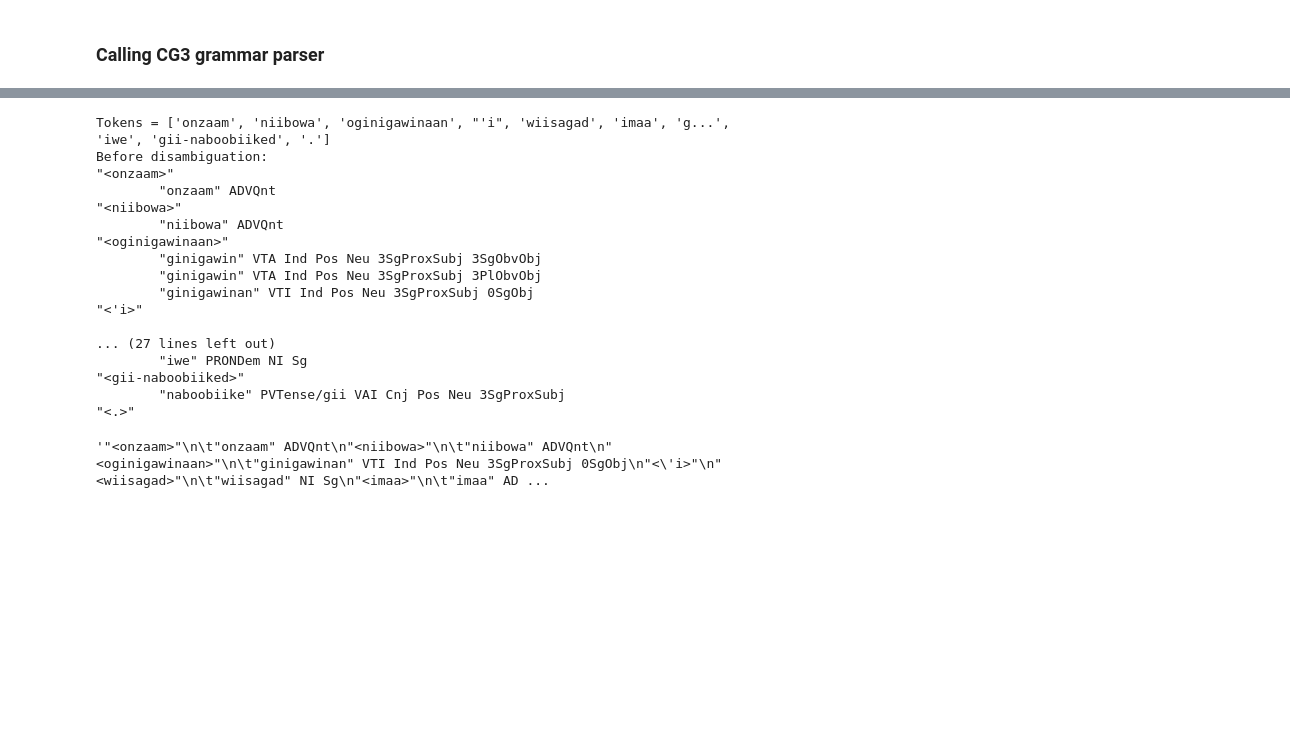
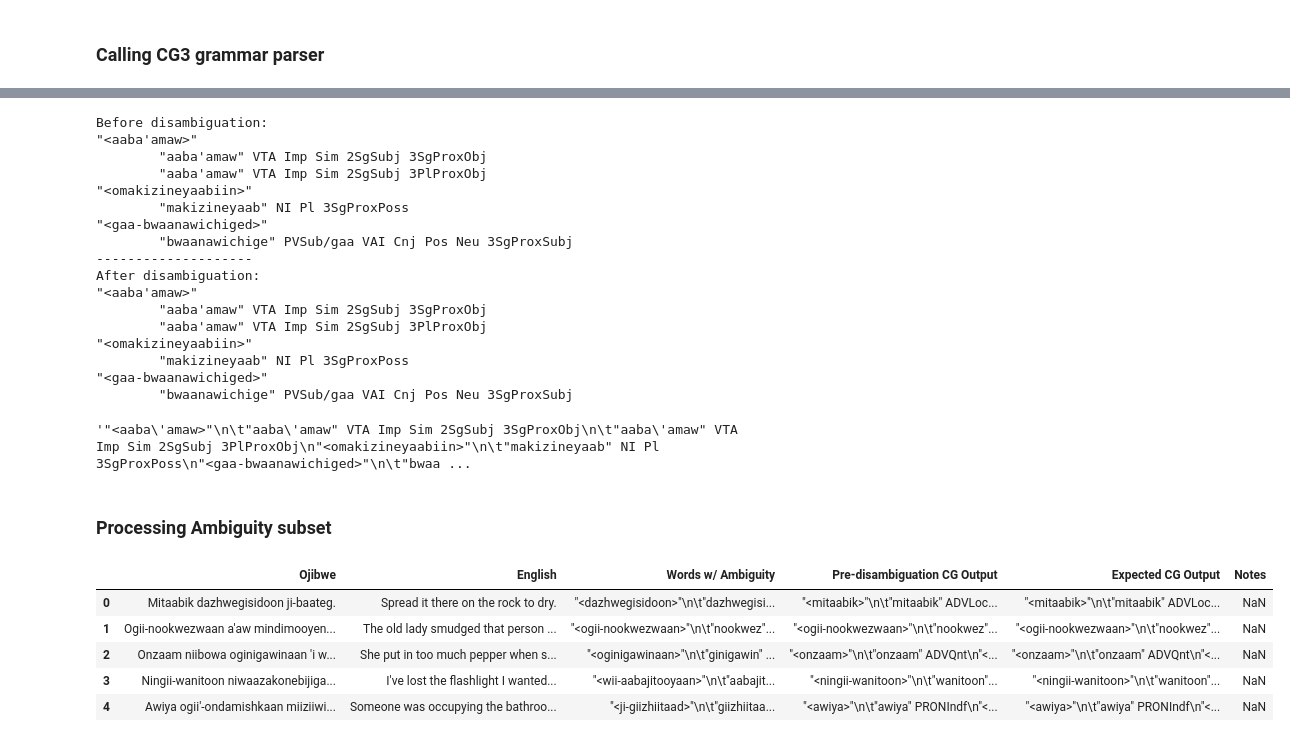
Before and after one commit to ELF-Lab/OjibweCG, a Jupyter notebook: src/05_subset_EDA_shorten.ipynb, the cells around one changed output, grey strips where cells are left out. Saved outputs shown, nothing was run; the diff lists cells and outputs as text; code cells hidden in the pictures; blank space fills up the shorter version.

Commit message:
working with reprocessed dataset

```diff
--- a/src/05_subset_EDA_shorten.ipynb
+++ b/src/05_subset_EDA_shorten.ipynb
@@ -314,25 +157,27 @@ disambiguated_str = cg3.cg3_process_text(input_text=input_readings, cg3_grammar_
 # %%
 
-sentence = "Onzaam niibowa oginigawinaan 'i wiisagad imaa g... iwe gii-naboobiiked."
+sentence = "Aaba'amaw omakizineyaabiin gaa-bwaanawichiged"
 
 
 cg3.disambugate(sentence=sentence, cg3_grammar_filepath=GRAMMAR_FILE, fst=fst)
 # %% [output]
-Tokens = ['onzaam', 'niibowa', 'oginigawinaan', "'i", 'wiisagad', 'imaa', 'g...', 'iwe', 'gii-naboobiiked', '.']
 Before disambiguation:
-"<onzaam>"
-        "onzaam" ADVQnt
-"<niibowa>"
-        "niibowa" ADVQnt
-"<oginigawinaan>"
-        "ginigawin" VTA Ind Pos Neu 3SgProxSubj 3SgObvObj
-        "ginigawin" VTA Ind Pos Neu 3SgProxSubj 3PlObvObj
-        "ginigawinan" VTI Ind Pos Neu 3SgProxSubj 0SgObj
-"<'i>"
-
-... (27 lines left out)
-        "iwe" PRONDem NI Sg
-"<gii-naboobiiked>"
-        "naboobiike" PVTense/gii VAI Cnj Pos Neu 3SgProxSubj
-"<.>"
+"<aaba'amaw>"
+        "aaba'amaw" VTA Imp Sim 2SgSubj 3SgProxObj
+        "aaba'amaw" VTA Imp Sim 2SgSubj 3PlProxObj
+"<omakizineyaabiin>"
+        "makizineyaab" NI Pl 3SgProxPoss
+"<gaa-bwaanawichiged>"
+        "bwaanawichige" PVSub/gaa VAI Cnj Pos Neu 3SgProxSubj
+--------------------
+After disambiguation:
+"<aaba'amaw>"
+        "aaba'amaw" VTA Imp Sim 2SgSubj 3SgProxObj
+        "aaba'amaw" VTA Imp Sim 2SgSubj 3PlProxObj
+"<omakizineyaabiin>"
+        "makizineyaab" NI Pl 3SgProxPoss
+"<gaa-bwaanawichiged>"
+        "bwaanawichige" PVSub/gaa VAI Cnj Pos Neu 3SgProxSubj
-'"<onzaam>"\n\t"onzaam" ADVQnt\n"<niibowa>"\n\t"niibowa" ADVQnt\n"<oginigawinaan>"\n\t"ginigawinan" VTI Ind Pos Neu 3SgProxSubj 0SgObj\n"<\'i>"\n"<wiisagad>"\n\t"wiisagad" NI Sg\n"<imaa>"\n\t"imaa" AD ...
+'"<aaba\'amaw>"\n\t"aaba\'amaw" VTA Imp Sim 2SgSubj 3SgProxObj\n\t"aaba\'amaw" VTA Imp Sim 2SgSubj 3PlProxObj\n"<omakizineyaabiin>"\n\t"makizineyaab" NI Pl 3SgProxPoss\n"<gaa-bwaanawichiged>"\n\t"bwaa ...
+# %% [markdown]
+### Processing Ambiguity subset
@@ -338,0 +186,12 @@ Before disambiguation:
+# %%
+subset_filename = "../data/parallel_data/cg_formatted/disambiguation_subset_100.csv"
+# %%
+ambiguity_dataset = pd.read_csv(subset_filename)
+ambiguity_dataset.head()
+# %% [output]
+|  | Ojibwe | English | Words w/ Ambiguity | Pre-disambiguation CG Output | Expected CG Output | Notes |
+| 0 | Mitaabik dazhwegisidoon ji-baateg. | Spread it there on the rock to dry. | "<dazhwegisidoon>"\n\t"dazhwegisi... | "<mitaabik>"\n\t"mitaabik" ADVLoc... | "<mitaabik>"\n\t"mitaabik" ADVLoc... | NaN |
+| 1 | Ogii-nookwezwaan a'aw mindimooyen... | The old lady smudged that person ... | "<ogii-nookwezwaan>"\n\t"nookwez"... | "<ogii-nookwezwaan>"\n\t"nookwez"... | "<ogii-nookwezwaan>"\n\t"nookwez"... | NaN |
+| 2 | Onzaam niibowa oginigawinaan 'i w... | She put in too much pepper when s... | "<oginigawinaan>"\n\t"ginigawin" ... | "<onzaam>"\n\t"onzaam" ADVQnt\n"<... | "<onzaam>"\n\t"onzaam" ADVQnt\n"<... | NaN |
+| 3 | Ningii-wanitoon niwaazakonebijiga... | I've lost the flashlight I wanted... | "<wii-aabajitooyaan>"\n\t"aabajit... | "<ningii-wanitoon>"\n\t"wanitoon"... | "<ningii-wanitoon>"\n\t"wanitoon"... | NaN |
+| 4 | Awiya ogii'-ondamishkaan miiziiwi... | Someone was occupying the bathroo... | "<ji-giizhiitaad>"\n\t"giizhiitaa... | "<awiya>"\n\t"awiya" PRONIndf\n"<... | "<awiya>"\n\t"awiya" PRONIndf\n"<... | NaN |
```
Also changed, not shown: parts of 24 cells of this notebook, 2 other files.
